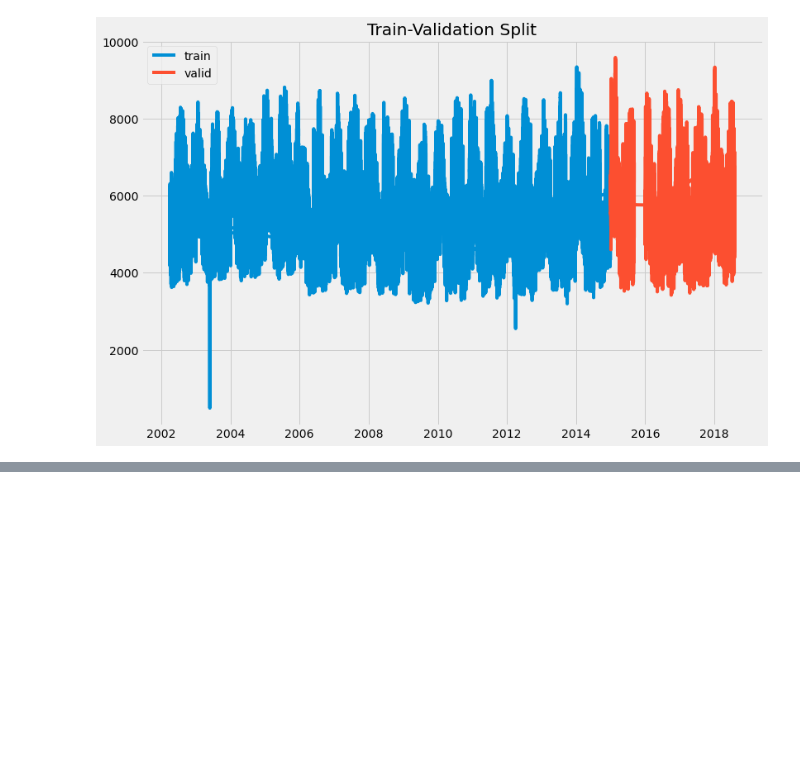
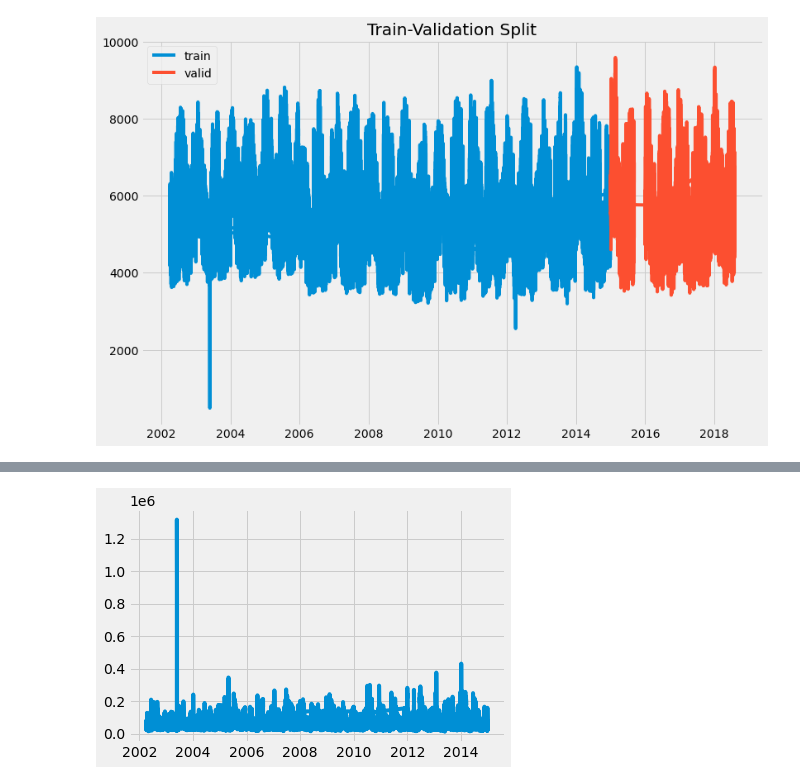
Before and after one commit to ryanreilly/time_series, a Jupyter notebook: working_notebooks/initial_notebook.ipynb, the cells around one changed output, grey strips where cells are left out. Saved outputs shown, nothing was run; the diff lists cells and outputs as text; code cells hidden in the pictures; blank space fills up the shorter version.

```diff
--- a/working_notebooks/initial_notebook.ipynb
+++ b/working_notebooks/initial_notebook.ipynb
@@ -44,0 +90,6 @@ Baseline
+# %%
+fig, ax = plt.subplots()
+
+ax.plot(residuals.index, residuals.rolling(30).var());
+# %% [output]
+[figure, added]
```
Also changed, not shown: parts of 31 cells of this notebook.
